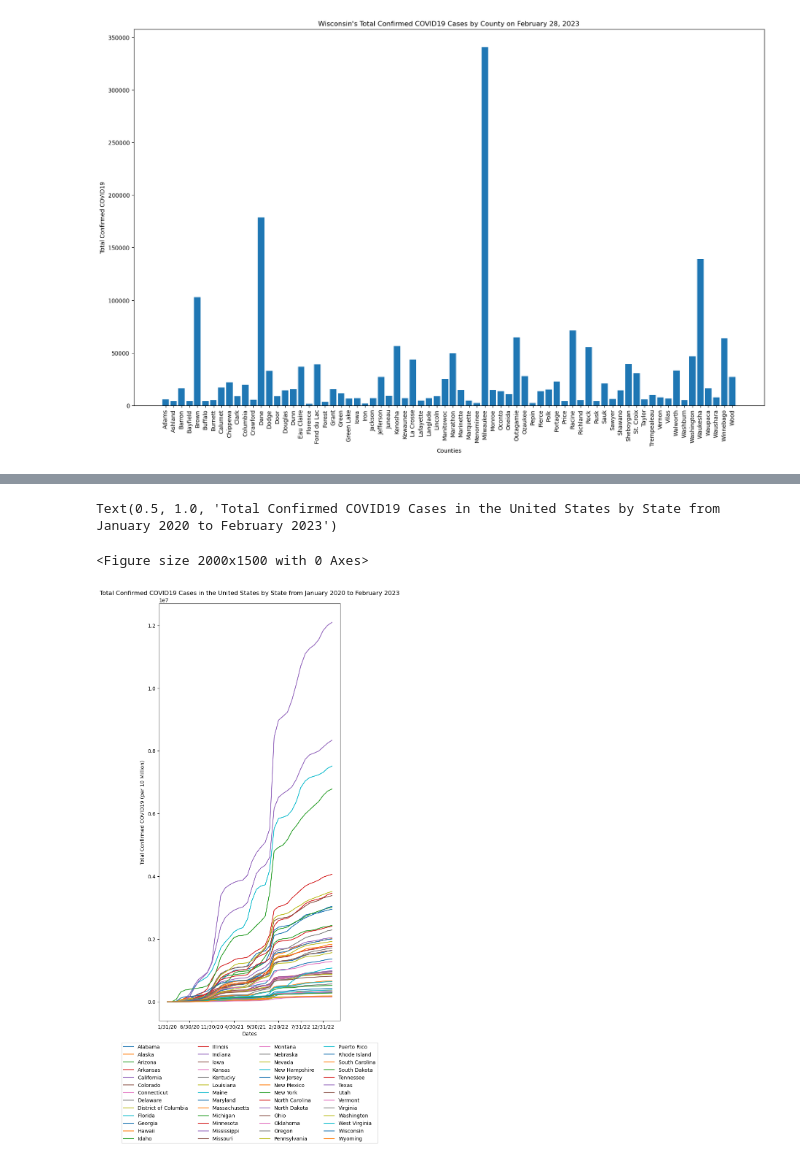
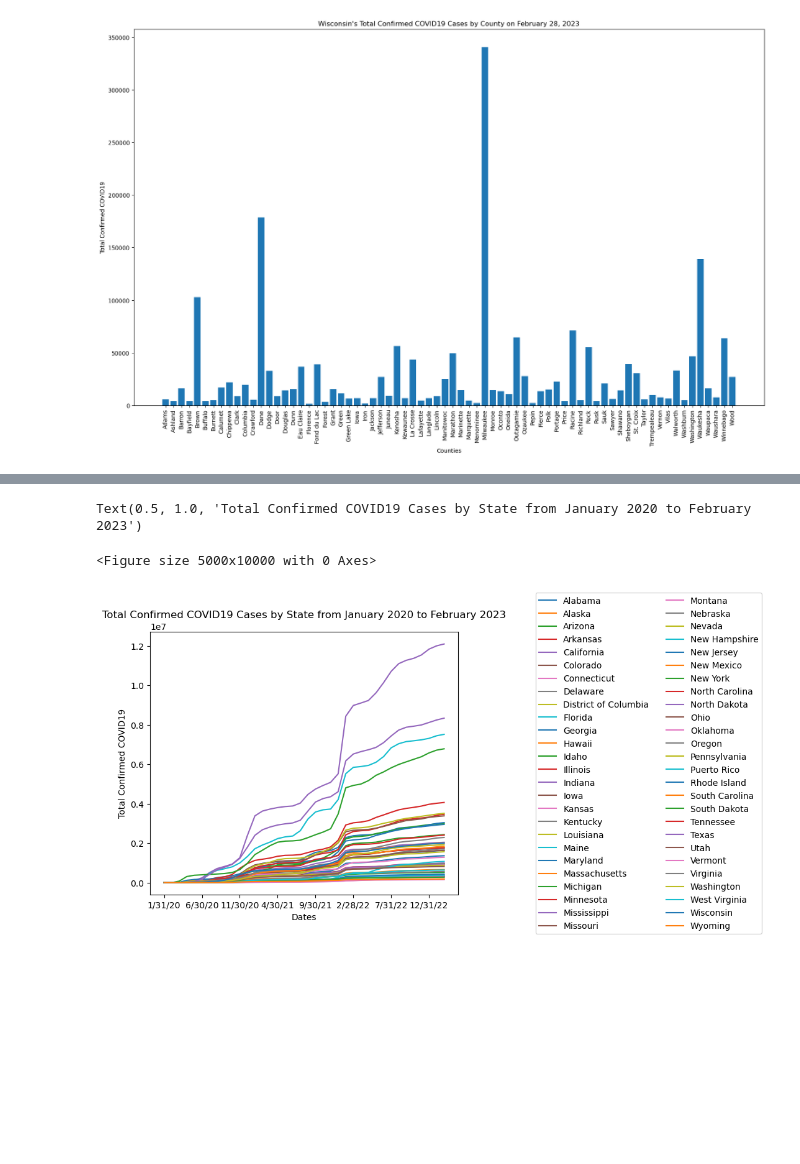
Before and after one commit to micah-11101/Covid-19Analysis, a Jupyter notebook: main.ipynb, the cells around one changed output, grey strips where cells are left out. Drawn from its saved outputs; the diff is of its cells as text; code cells hidden in the pictures; blank space fills up the shorter version.

Commit message:
Created new DFs for each state and province. Graph looks much better for total confirmed COVID infections across states and provinces.

```diff
--- a/main.ipynb
+++ b/main.ipynb
@@ -289,21 +279,22 @@ Color 1200: #011506
 # %%
+#Mysee
 # Increase size of graph
-plt.figure(figsize=(20, 15))
+plt.figure(figsize=(50, 100))
 # Using data output from Micah's example with modifications to dates
 states_yearly_df.plot(x="Timepoints", y=["Alabama", "Alaska", "Arizona", "Arkansas", "California", "Colorado", "Connecticut", "Delaware", "District of Columbia", "Florida", "Georgia", "Hawaii", "Idaho", "Illinois", "Indiana", "Iowa", "Kansas", "Kentucky", "Louisiana", "Maine", "Maryland", "Massachusetts", "Michigan", "Minnesota", "Mississippi", "Missouri", "Montana", "Nebraska", "Nevada", "New Hampshire", "New Jersey", "New Mexico", "New York", "North Carolina", "North Dakota", "Ohio", "Oklahoma", "Oregon", "Pennsylvania", "Puerto Rico", "Rhode Island", "South Carolina", "South Dakota", "Tennessee", "Texas", "Utah", "Vermont", "Virginia", "Washington", "West Virginia", "Wisconsin", "Wyoming"])
 # Add line graph titles
 plt.xlabel("Dates")
-plt.ylabel("Total Confirmed COVID19 (per 10 Million)")
+plt.ylabel("Total Confirmed COVID19")
 
 # Adjust the bottom margin to make space for the legend
-plt.subplots_adjust(bottom=-1.5)
+plt.subplots_adjust(bottom=0.0)
 
 
-plt.legend(loc='lower center', bbox_to_anchor=(0.5, -0.3), ncol=4)
-plt.title("Total Confirmed COVID19 Cases in the United States by State from January 2020 to February 2023")
+plt.legend(loc='right', bbox_to_anchor=(2.0, 0.5), ncol=2)
+plt.title("Total Confirmed COVID19 Cases by State from January 2020 to February 2023")
 
 # If time permits, color code each line by region and fromhighest population density to lowest population density within region.
 # %% [output]
-Text(0.5, 1.0, 'Total Confirmed COVID19 Cases in the United States by State from January 2020 to February 2023')
+Text(0.5, 1.0, 'Total Confirmed COVID19 Cases by State from January 2020 to February 2023')
-<Figure size 2000x1500 with 0 Axes>
+<Figure size 5000x10000 with 0 Axes>
-[figure, old version]
+[figure, new version]
```
Also changed, not shown: parts of 6 cells of this notebook.
